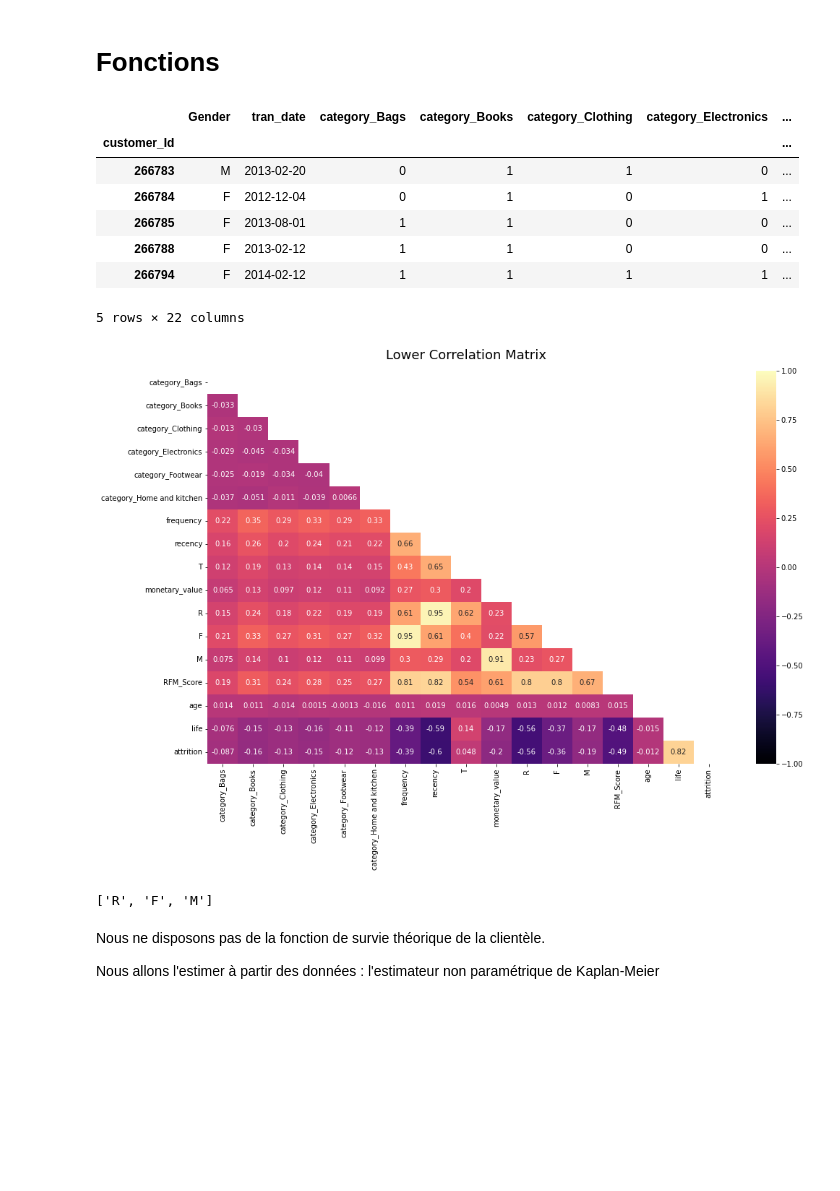
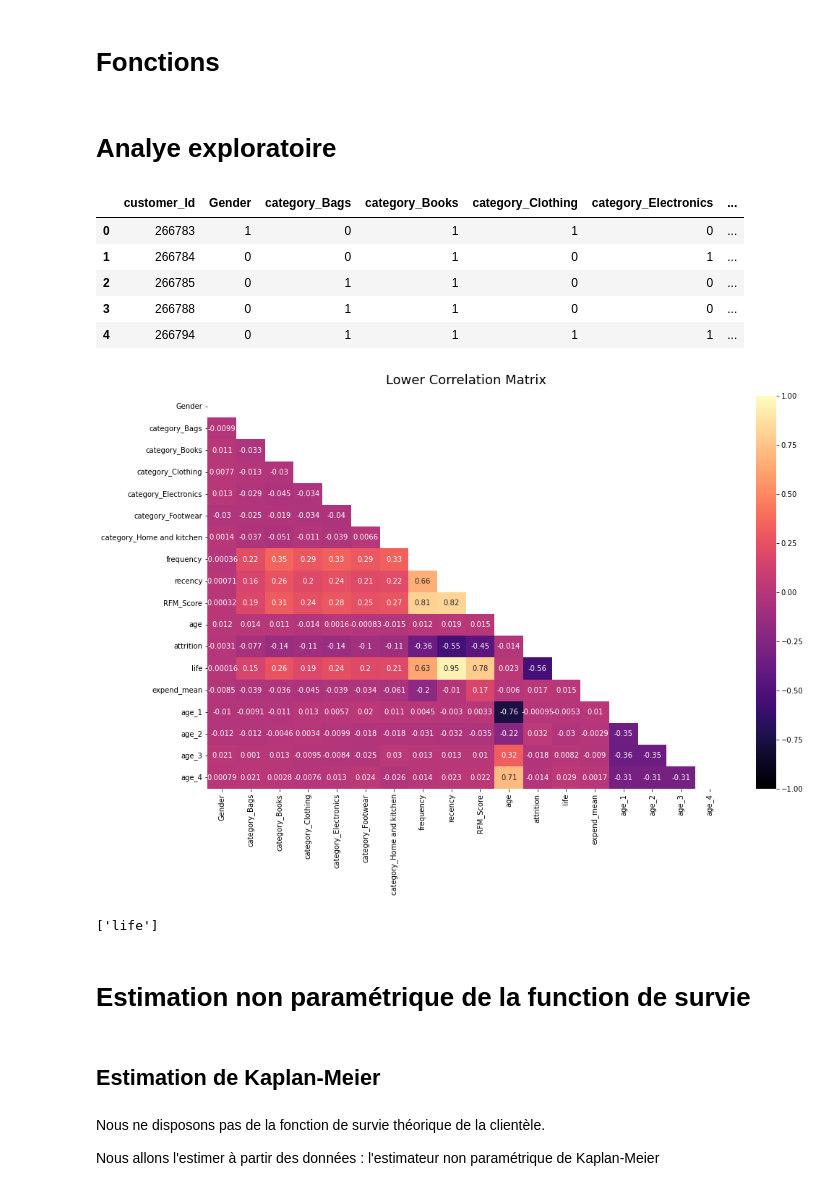
Before and after one commit to sawadogosalif/Retail-360, a Jupyter notebook: 04_Attrition_churn/02_Survival_Analysis.ipynb, the cells around one changed output. Drawn from its saved outputs; the diff is of its cells as text; code cells hidden in the pictures; blank space fills up the shorter version.

```diff
--- a/04_Attrition_churn/02_Survival_Analysis.ipynb
+++ b/04_Attrition_churn/02_Survival_Analysis.ipynb
@@ -53,21 +79,20 @@ def corr_features(df: pd.DataFrame, threshold: float) :
+# %% [markdown]
+# Analye exploratoire
 # %%
-df = pd.read_pickle('intermed/table_fo_lifetime.sav')
-df.set_index('customer_Id', inplace=True)
+df = pd.read_pickle('intermed/table_fo_lifetime.sav').drop('T_month', axis=1)
 df.head()
 # %% [output]
-|  | Gender | tran_date | category_Bags | category_Books | category_Clothing | category_Electronics | ... |
-| customer_Id |  |  |  |  |  |  | ... |
-| 266783 | M | 2013-02-20 | 0 | 1 | 1 | 0 | ... |
-| 266784 | F | 2012-12-04 | 0 | 1 | 0 | 1 | ... |
-| 266785 | F | 2013-08-01 | 1 | 1 | 0 | 0 | ... |
-| 266788 | F | 2013-02-12 | 1 | 1 | 0 | 0 | ... |
-| 266794 | F | 2014-02-12 | 1 | 1 | 1 | 1 | ... |
+|  | customer_Id | Gender | category_Bags | category_Books | category_Clothing | category_Electronics | ... |
+| 0 | 266783 | 1 | 0 | 1 | 1 | 0 | ... |
+| 1 | 266784 | 0 | 0 | 1 | 0 | 1 | ... |
+| 2 | 266785 | 0 | 1 | 1 | 0 | 0 | ... |
+| 3 | 266788 | 0 | 1 | 1 | 0 | 0 | ... |
+| 4 | 266794 | 0 | 1 | 1 | 1 | 1 | ... |
-5 rows × 22 columns
 # %%
-customize_corr(df)
+customize_corr(df.drop('customer_Id',axis=1))
 # %% [output]
-[figure, old version]
+[figure, new version]
 # %%
 corr_features(df, 0.9)
 # %% [output]
-['R', 'F', 'M']
+['life']
@@ -79,3 +99,7 @@ from lifelines import  NelsonAalenFitter
+# %% [markdown]
+# Estimation non paramétrique de la function de survie
+# %% [markdown]
+## Estimation de Kaplan-Meier
 # %% [markdown]
 Nous ne disposons pas de la fonction de survie théorique de la clientèle.
 
```
Also changed, not shown: parts of 46 cells of this notebook, 1 other file.
